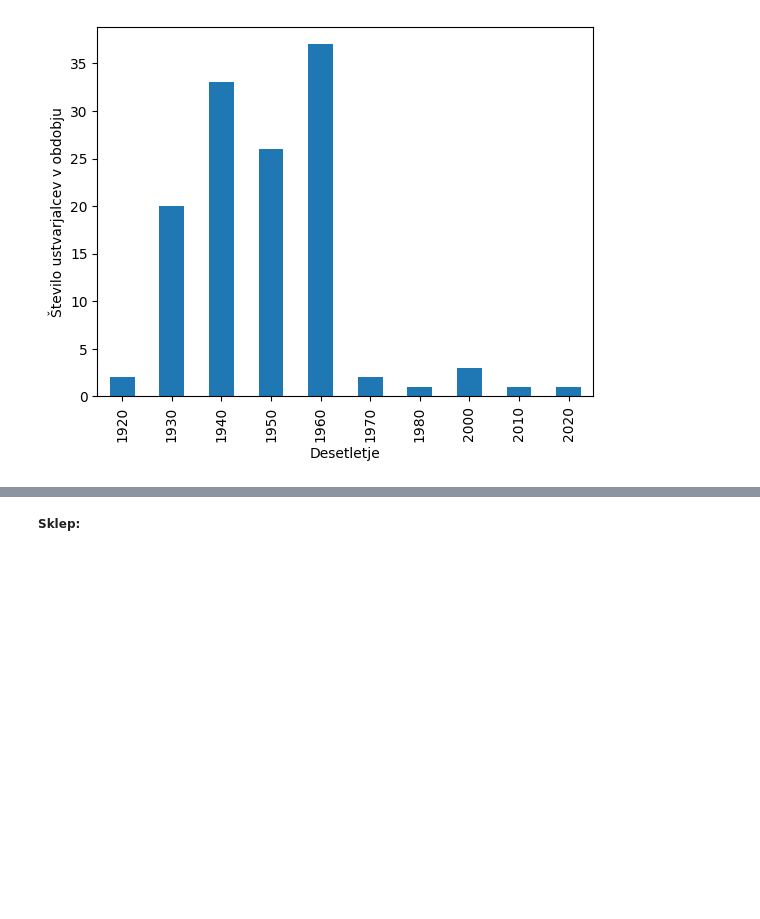
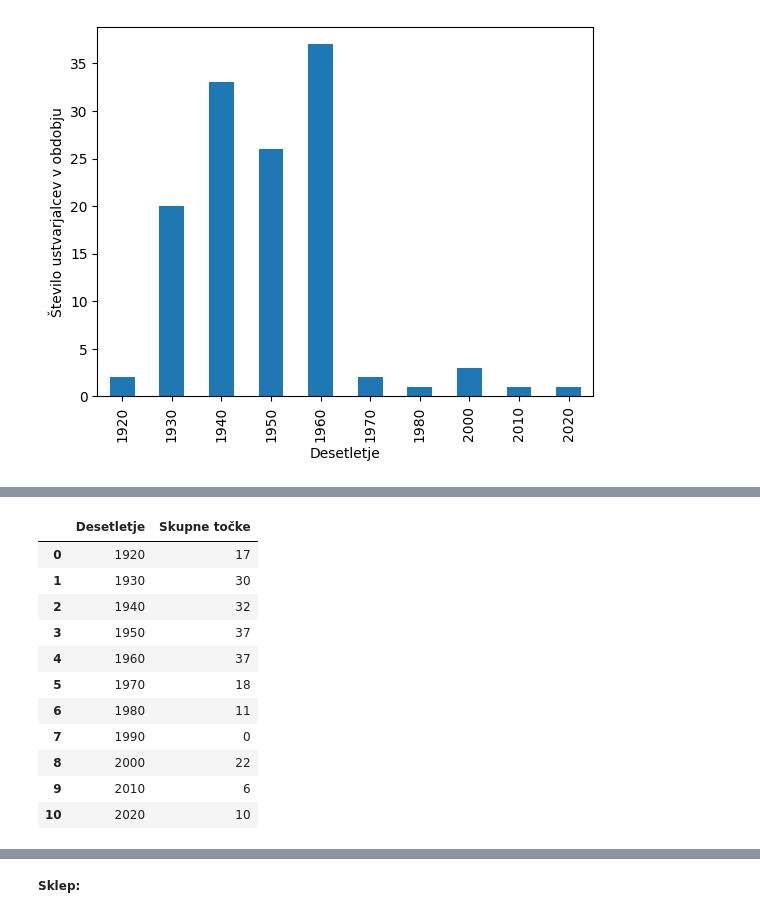
Before and after one commit to Benjamin-Dagarin/UVP_Projektna_naloga_2024, a Jupyter notebook: Analiza_fantazijskih_knjig.ipynb, the cells around one changed output, grey strips where cells are left out. Cells and saved outputs as stored; diff of their text form; code cells hidden in the pictures; blank space fills up the shorter version.

```diff
--- a/Analiza_fantazijskih_knjig.ipynb
+++ b/Analiza_fantazijskih_knjig.ipynb
@@ -499,0 +626,24 @@ analiza_po_desetletjih['Število avtorjev'].plot(kind='bar', ylabel='Število us
+# %%
+seznam_vsot = []
+for i in range(len(vrstni_red)):
+    vsota = 0
+    for j in range(1, 5):
+        vsota += vrstni_red.iloc[i, j]
+    seznam_vsot.append(vsota)
+
+slovar = {'Desetletje':[1920 + i*10 for i in range(0, 11)], 'Skupne točke' : seznam_vsot}
+skupne_tocke = pd.DataFrame(slovar)
+skupne_tocke
+# %% [output]
+|  | Desetletje | Skupne točke |
+| 0 | 1920 | 17 |
+| 1 | 1930 | 30 |
+| 2 | 1940 | 32 |
+| 3 | 1950 | 37 |
+| 4 | 1960 | 37 |
+| 5 | 1970 | 18 |
+| 6 | 1980 | 11 |
+| 7 | 1990 | 0 |
+| 8 | 2000 | 22 |
+| 9 | 2010 | 6 |
+| 10 | 2020 | 10 |
```
Also changed, not shown: parts of 26 cells of this notebook, 1 other file.
